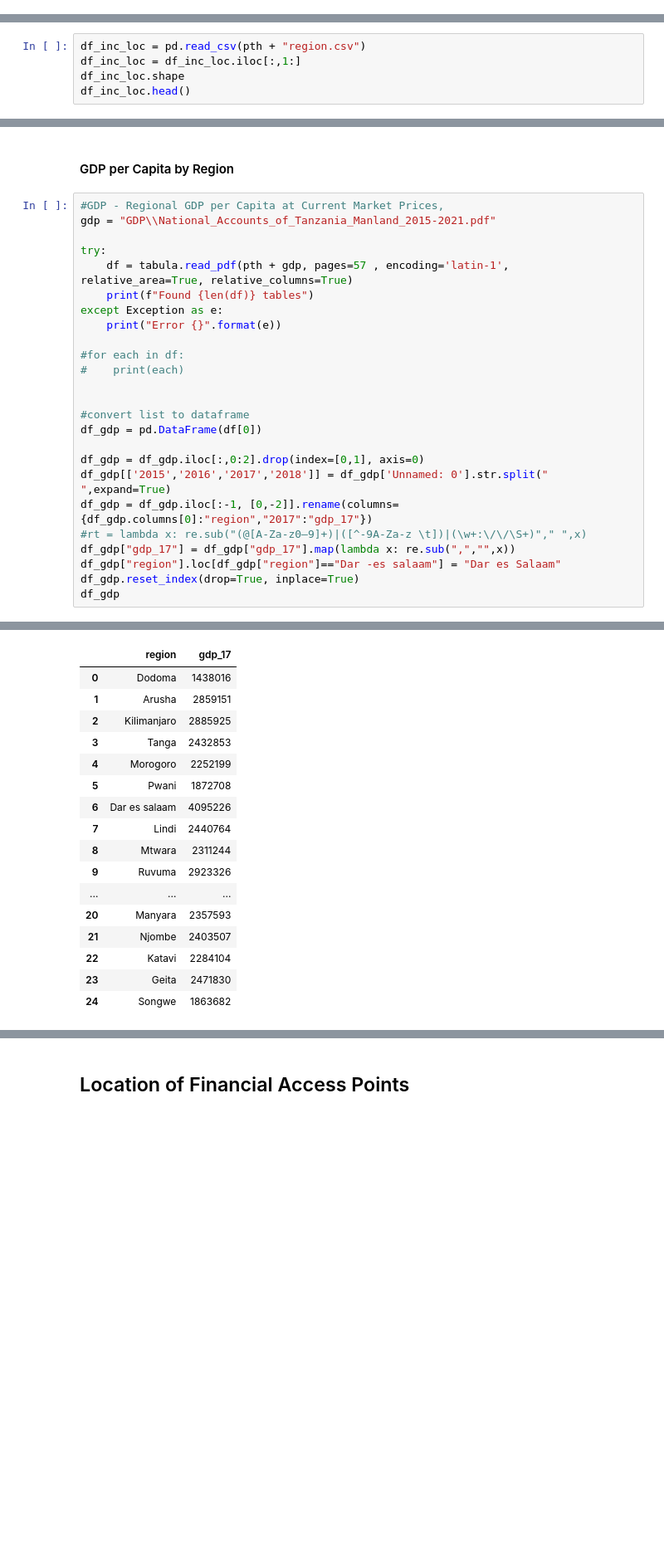
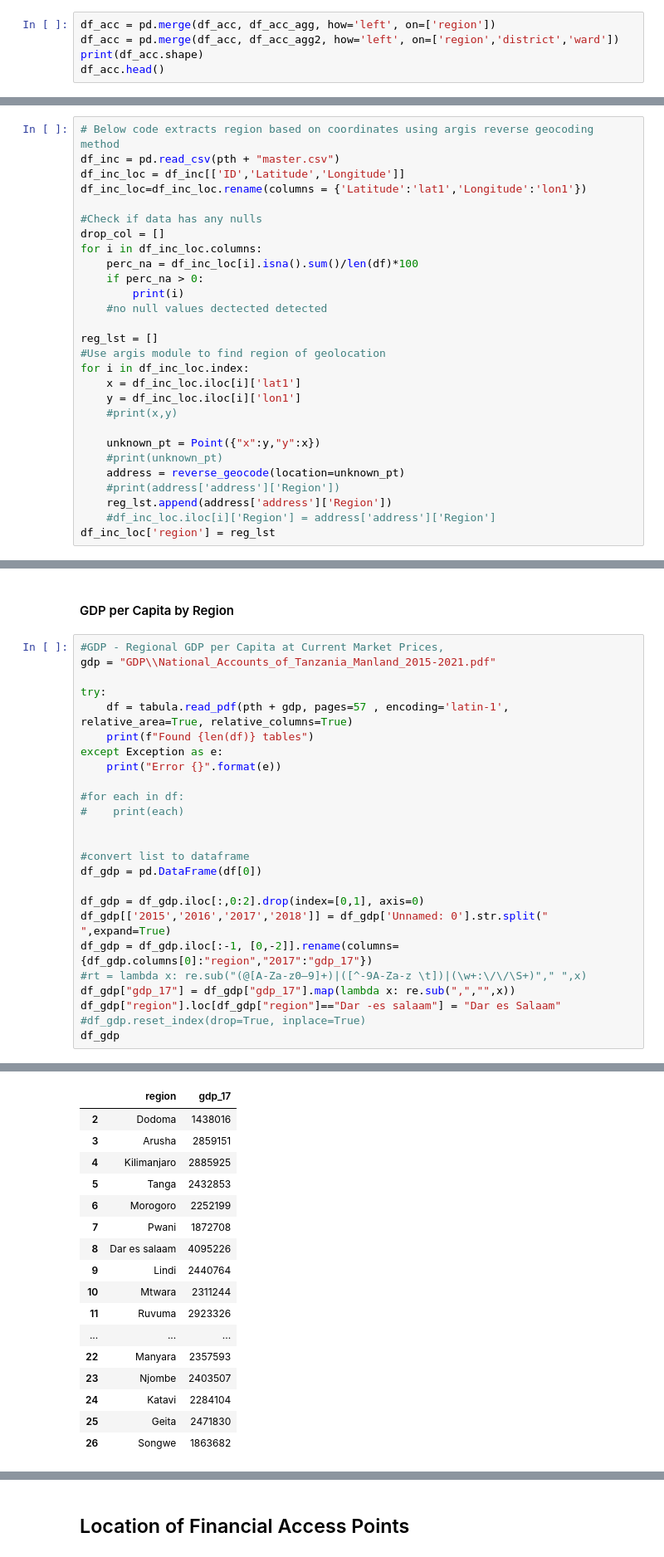
Before and after one commit to chirpc/Portfolio, a Jupyter notebook: 2_Financial Inclusion/Classification Analysis/dbscn_fin_acc-checkpoint.ipynb, the cells around one changed output, grey strips where cells are left out. Shown at 83% size. Cells and saved outputs as stored; diff of their text form; blank space fills up the shorter version.

```diff
--- a/2_Financial Inclusion/Classification Analysis/dbscn_fin_acc-checkpoint.ipynb
+++ b/2_Financial Inclusion/Classification Analysis/dbscn_fin_acc-checkpoint.ipynb
@@ -199,3 +234,8 @@ df_acc_agg.head()
 | 2 | Dodoma | 2212 | 4.871281 |
 | 3 | Iringa | 2171 | 4.780991 |
 | 4 | Kagera | 1642 | 3.616023 |
+# %%
+df_acc = pd.merge(df_acc, df_acc_agg, how='left', on=['region'])
+df_acc = pd.merge(df_acc, df_acc_agg2, how='left', on=['region','district','ward'])
+print(df_acc.shape)
+df_acc.head()
@@ -257,5 +315,0 @@ df_inc_loc.to_csv(pth + "region.csv", index=False)
-# %%
-df_inc_loc = pd.read_csv(pth + "region.csv")
-df_inc_loc = df_inc_loc.iloc[:,1:]
-df_inc_loc.shape
-df_inc_loc.head()
@@ -448,0 +585,28 @@ df_loc
+# %%
+# Below code extracts region based on coordinates using argis reverse geocoding method
+df_inc = pd.read_csv(pth + "master.csv")
+df_inc_loc = df_inc[['ID','Latitude','Longitude']]
+df_inc_loc=df_inc_loc.rename(columns = {'Latitude':'lat1','Longitude':'lon1'})
+
+#Check if data has any nulls
+drop_col = []
+for i in df_inc_loc.columns:
+    perc_na = df_inc_loc[i].isna().sum()/len(df)*100
+    if perc_na > 0:
+        print(i)
+    #no null values dectected detected
+
+reg_lst = []
+#Use argis module to find region of geolocation
+for i in df_inc_loc.index:
+    x = df_inc_loc.iloc[i]['lat1']
+    y = df_inc_loc.iloc[i]['lon1']
+    #print(x,y)
+
+    unknown_pt = Point({"x":y,"y":x})
+    #print(unknown_pt)
+    address = reverse_geocode(location=unknown_pt)
+    #print(address['address']['Region'])
+    reg_lst.append(address['address']['Region'])
+    #df_inc_loc.iloc[i]['Region'] = address['address']['Region']
+df_inc_loc['region'] = reg_lst
@@ -476,46 +661,46 @@ df_pop
 # %%
 #GDP - Regional GDP per Capita at Current Market Prices,
 gdp = "GDP\\National_Accounts_of_Tanzania_Manland_2015-2021.pdf"
 
 try:
     df = tabula.read_pdf(pth + gdp, pages=57 , encoding='latin-1', relative_area=True, relative_columns=True)
     print(f"Found {len(df)} tables")
 except Exception as e:
     print("Error {}".format(e))
 
 #for each in df:
 #    print(each)
 
 
 #convert list to dataframe
 df_gdp = pd.DataFrame(df[0])
 
 df_gdp = df_gdp.iloc[:,0:2].drop(index=[0,1], axis=0)
 df_gdp[['2015','2016','2017','2018']] = df_gdp['Unnamed: 0'].str.split(" ",expand=True)
 df_gdp = df_gdp.iloc[:-1, [0,-2]].rename(columns={df_gdp.columns[0]:"region","2017":"gdp_17"})
 #rt = lambda x: re.sub("(@[A-Za-z0–9]+)|([^-9A-Za-z \t])|(\w+:\/\/\S+)"," ",x)
 df_gdp["gdp_17"] = df_gdp["gdp_17"].map(lambda x: re.sub(",","",x))
 df_gdp["region"].loc[df_gdp["region"]=="Dar -es salaam"] = "Dar es Salaam"
-df_gdp.reset_index(drop=True, inplace=True)
+#df_gdp.reset_index(drop=True, inplace=True)
 df_gdp
 # %% [output]
 Found 1 tables
 |  | region | gdp_17 |
-| 0 | Dodoma | 1438016 |
-| 1 | Arusha | 2859151 |
-| 2 | Kilimanjaro | 2885925 |
-| 3 | Tanga | 2432853 |
-| 4 | Morogoro | 2252199 |
-| 5 | Pwani | 1872708 |
-| 6 | Dar es salaam | 4095226 |
-| 7 | Lindi | 2440764 |
-| 8 | Mtwara | 2311244 |
-| 9 | Ruvuma | 2923326 |
+| 2 | Dodoma | 1438016 |
+| 3 | Arusha | 2859151 |
+| 4 | Kilimanjaro | 2885925 |
+| 5 | Tanga | 2432853 |
+| 6 | Morogoro | 2252199 |
+| 7 | Pwani | 1872708 |
+| 8 | Dar es salaam | 4095226 |
+| 9 | Lindi | 2440764 |
+| 10 | Mtwara | 2311244 |
+| 11 | Ruvuma | 2923326 |
 | ... | ... | ... |
-| 20 | Manyara | 2357593 |
-| 21 | Njombe | 2403507 |
-| 22 | Katavi | 2284104 |
-| 23 | Geita | 2471830 |
-| 24 | Songwe | 1863682 |
+| 22 | Manyara | 2357593 |
+| 23 | Njombe | 2403507 |
+| 24 | Katavi | 2284104 |
+| 25 | Geita | 2471830 |
+| 26 | Songwe | 1863682 |
 # %%
 #Check if region columns match
```
Also changed, not shown: parts of 27 cells of this notebook, 1 other file.
